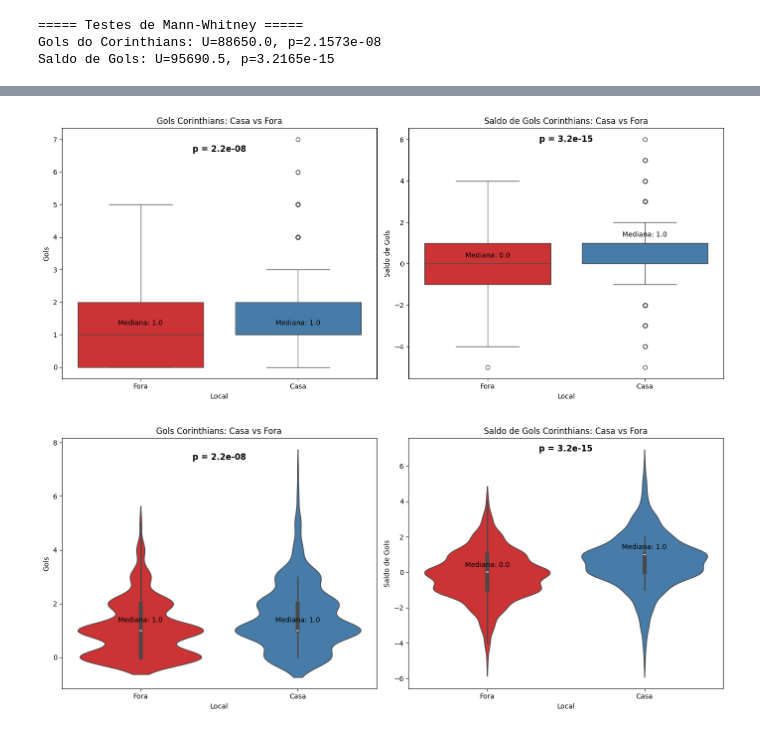
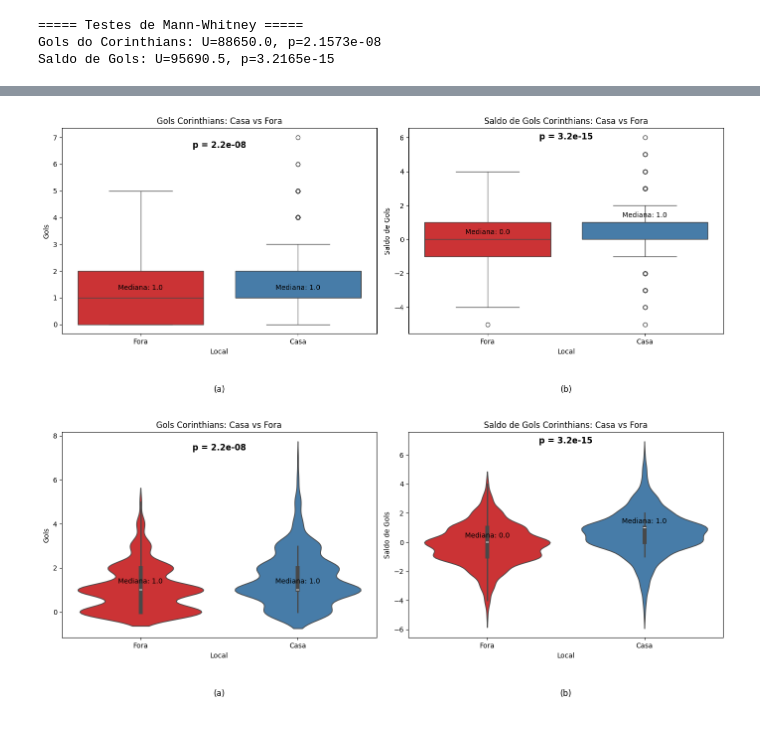
Before and after one commit to maricmello/corinthians-performance-analysis, a Jupyter notebook: Código.ipynb, the cells around one changed output, grey strips where cells are left out. Saved outputs shown, nothing was run; the diff lists cells and outputs as text; code cells hidden in the pictures.

Commit message:
Atualiza análise com nova visualização

```diff
--- a/Código.ipynb
+++ b/Código.ipynb
@@ -109,47 +213,49 @@ Saldo de Gols: U=95690.5, p=3.2165e-15
 # %%
-# Visualização com boxplots
 fig, axs = plt.subplots(1, 2, figsize=(14, 6))
 
-# Gols do Corinthians
+# Gols do Corinthians - (a)
 sns.boxplot(data=df_cor, x='local', y='gols_corinthians', hue='local', ax=axs[0], palette='Set1', legend=False)
 axs[0].set_title('Gols Corinthians: Casa vs Fora')
 axs[0].set_ylabel('Gols')
 axs[0].set_xlabel('Local')
+axs[0].text(0.5, -0.25, '(a)', transform=axs[0].transAxes, ha='center', va='top', fontsize=12)
 
-# Saldo de gols
+# Saldo de gols - (b)
 sns.boxplot(data=df_cor, x='local', y='saldo_gols', hue='local', ax=axs[1], palette='Set1', legend=False)
 axs[1].set_title('Saldo de Gols Corinthians: Casa vs Fora')
 axs[1].set_ylabel('Saldo de Gols')
 axs[1].set_xlabel('Local')
+axs[1].text(0.5, -0.25, '(b)', transform=axs[1].transAxes, ha='center', va='top', fontsize=12)
 
-# Anotando mediana e p-valor nos gráficos
+# Anotações
 for ax, col, p_val in zip(axs, ['gols_corinthians', 'saldo_gols'], [p_gols, p_saldo]):
     medians = df_cor.groupby('local')[col].median()
     for i, loc in enumerate(['Fora', 'Casa']):
         ax.text(i, medians[loc] + 0.3, f'Mediana: {medians[loc]:.1f}', ha='center', fontsize=10, color='black')
     ax.text(0.5, ax.get_ylim()[1]*0.9, f'p = {p_val:.1e}', ha='center', fontsize=12, fontweight='bold')
 
 plt.tight_layout()
 plt.show()
 # %% [output]
-[figure, old version]
+[figure, new version]
 # %%
-# Visualização com violinplots
 fig, axs = plt.subplots(1, 2, figsize=(14, 6))
 
-# Gols do Corinthians
+# Gols do Corinthians - (a)
 sns.violinplot(data=df_cor, x='local', y='gols_corinthians', hue='local', ax=axs[0], palette='Set1', legend=False, inner='box')
 axs[0].set_title('Gols Corinthians: Casa vs Fora')
 axs[0].set_ylabel('Gols')
 axs[0].set_xlabel('Local')
+axs[0].text(0.5, -0.25, '(a)', transform=axs[0].transAxes, ha='center', va='top', fontsize=12)
 
-# Saldo de gols
+# Saldo de gols - (b)
 sns.violinplot(data=df_cor, x='local', y='saldo_gols', hue='local', ax=axs[1], palette='Set1', legend=False, inner='box')
 axs[1].set_title('Saldo de Gols Corinthians: Casa vs Fora')
 axs[1].set_ylabel('Saldo de Gols')
 axs[1].set_xlabel('Local')
+axs[1].text(0.5, -0.25, '(b)', transform=axs[1].transAxes, ha='center', va='top', fontsize=12)
 
-# Anotando mediana e p-valor nos gráficos
+# Anotações
 for ax, col, p_val in zip(axs, ['gols_corinthians', 'saldo_gols'], [p_gols, p_saldo]):
     medians = df_cor.groupby('local')[col].median()
     for i, loc in enumerate(['Fora', 'Casa']):
@@ -159,4 +265,4 @@ for ax, col, p_val in zip(axs, ['gols_corinthians', 'saldo_gols'], [p_gols, p_sa
 plt.tight_layout()
 plt.show()
 # %% [output]
-[figure, old version]
+[figure, new version]
```
Also changed, not shown: parts of 2 cells of this notebook.
